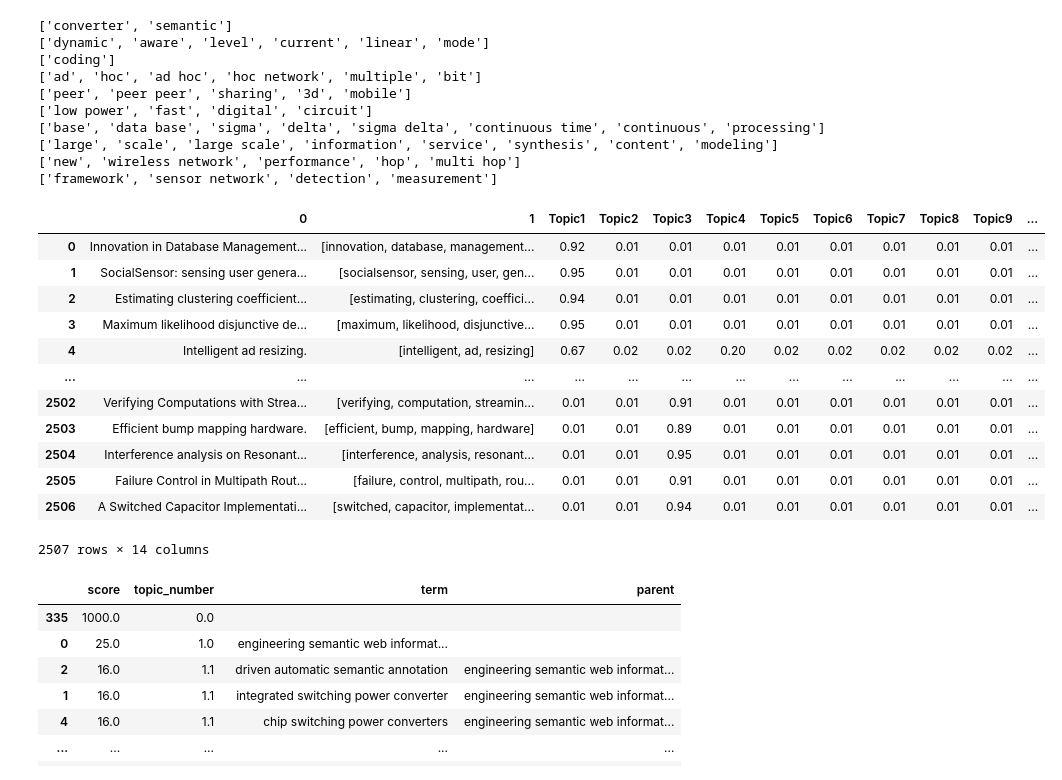
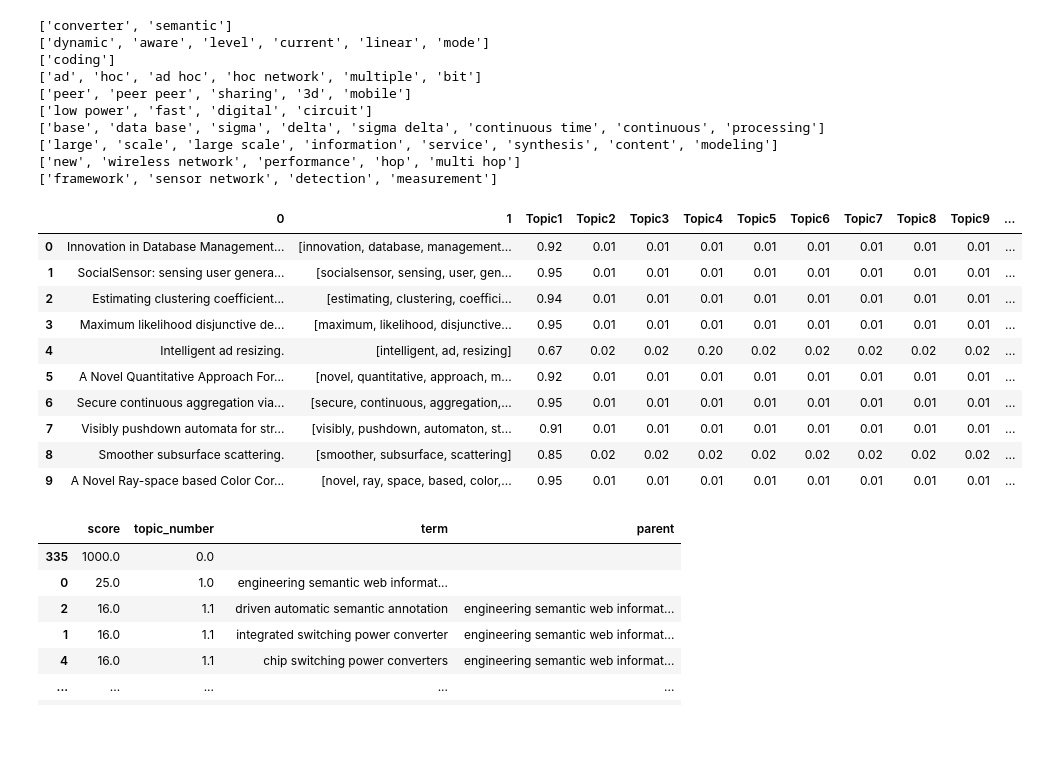
Before and after one commit to LowriWilliams/Topic_Modelling_Beyond_Tokens, a Jupyter notebook: topic_modelling.ipynb, the cells around one changed output. Cells and saved outputs as stored; diff of their text form; code cells hidden in the pictures; blank space fills up the shorter version.

```diff
--- a/topic_modelling.ipynb
+++ b/topic_modelling.ipynb
@@ -262,38 +262,36 @@ for i in topic_keywords_processed:
 # %%
 # Topic - Keywords Dataframe
 df_topic_keywords = pd.DataFrame(topic_keywords_processed)
 df_topic_keywords.columns = ['Term '+ str(i) for i in range(1, df_topic_keywords.shape[1] + 1)]
 df_topic_keywords['Topic_keywords'] = df_topic_keywords.values.tolist()
 df_topic_keywords['Topic_number'] = df_topic_keywords.index + 1
 df_topic_keywords = df_topic_keywords[['Topic_keywords', 'Topic_number']]
 
 # Remove None from lists
 tmp = []
 
 for i in df_topic_keywords['Topic_keywords']:
     tmp.append([x for x in i if x is not None])
 
 df_topic_keywords['Topic_keywords'] = tmp
 
 # Merge key terms back to main frame
 df = pd.merge(df, df_topic_keywords, left_on='Dominant_topic', right_on='Topic_number')
 del df['Topic_number']
 
-display(df)
+display(df.head(10))
 # %% [output]
 |  | 0 | 1 | Topic1 | Topic2 | Topic3 | Topic4 | Topic5 | Topic6 | Topic7 | Topic8 | Topic9 | ... |
 | 0 | Innovation in Database Management... | [innovation, database, management... | 0.92 | 0.01 | 0.01 | 0.01 | 0.01 | 0.01 | 0.01 | 0.01 | 0.01 | ... |
 | 1 | SocialSensor: sensing user genera... | [socialsensor, sensing, user, gen... | 0.95 | 0.01 | 0.01 | 0.01 | 0.01 | 0.01 | 0.01 | 0.01 | 0.01 | ... |
 | 2 | Estimating clustering coefficient... | [estimating, clustering, coeffici... | 0.94 | 0.01 | 0.01 | 0.01 | 0.01 | 0.01 | 0.01 | 0.01 | 0.01 | ... |
 | 3 | Maximum likelihood disjunctive de... | [maximum, likelihood, disjunctive... | 0.95 | 0.01 | 0.01 | 0.01 | 0.01 | 0.01 | 0.01 | 0.01 | 0.01 | ... |
 | 4 | Intelligent ad resizing. | [intelligent, ad, resizing] | 0.67 | 0.02 | 0.02 | 0.20 | 0.02 | 0.02 | 0.02 | 0.02 | 0.02 | ... |
-| ... | ... | ... | ... | ... | ... | ... | ... | ... | ... | ... | ... | ... |
-| 2502 | Verifying Computations with Strea... | [verifying, computation, streamin... | 0.01 | 0.01 | 0.91 | 0.01 | 0.01 | 0.01 | 0.01 | 0.01 | 0.01 | ... |
-| 2503 | Efficient bump mapping hardware. | [efficient, bump, mapping, hardware] | 0.01 | 0.01 | 0.89 | 0.01 | 0.01 | 0.01 | 0.01 | 0.01 | 0.01 | ... |
-| 2504 | Interference analysis on Resonant... | [interference, analysis, resonant... | 0.01 | 0.01 | 0.95 | 0.01 | 0.01 | 0.01 | 0.01 | 0.01 | 0.01 | ... |
-| 2505 | Failure Control in Multipath Rout... | [failure, control, multipath, rou... | 0.01 | 0.01 | 0.91 | 0.01 | 0.01 | 0.01 | 0.01 | 0.01 | 0.01 | ... |
-| 2506 | A Switched Capacitor Implementati... | [switched, capacitor, implementat... | 0.01 | 0.01 | 0.94 | 0.01 | 0.01 | 0.01 | 0.01 | 0.01 | 0.01 | ... |
+| 5 | A Novel Quantitative Approach For... | [novel, quantitative, approach, m... | 0.92 | 0.01 | 0.01 | 0.01 | 0.01 | 0.01 | 0.01 | 0.01 | 0.01 | ... |
+| 6 | Secure continuous aggregation via... | [secure, continuous, aggregation,... | 0.95 | 0.01 | 0.01 | 0.01 | 0.01 | 0.01 | 0.01 | 0.01 | 0.01 | ... |
+| 7 | Visibly pushdown automata for str... | [visibly, pushdown, automaton, st... | 0.91 | 0.01 | 0.01 | 0.01 | 0.01 | 0.01 | 0.01 | 0.01 | 0.01 | ... |
+| 8 | Smoother subsurface scattering. | [smoother, subsurface, scattering] | 0.85 | 0.02 | 0.02 | 0.02 | 0.02 | 0.02 | 0.02 | 0.02 | 0.02 | ... |
+| 9 | A Novel Ray-space based Color Cor... | [novel, ray, space, based, color,... | 0.95 | 0.01 | 0.01 | 0.01 | 0.01 | 0.01 | 0.01 | 0.01 | 0.01 | ... |
-2507 rows × 14 columns
 # %%
 all_results = []
 
```
